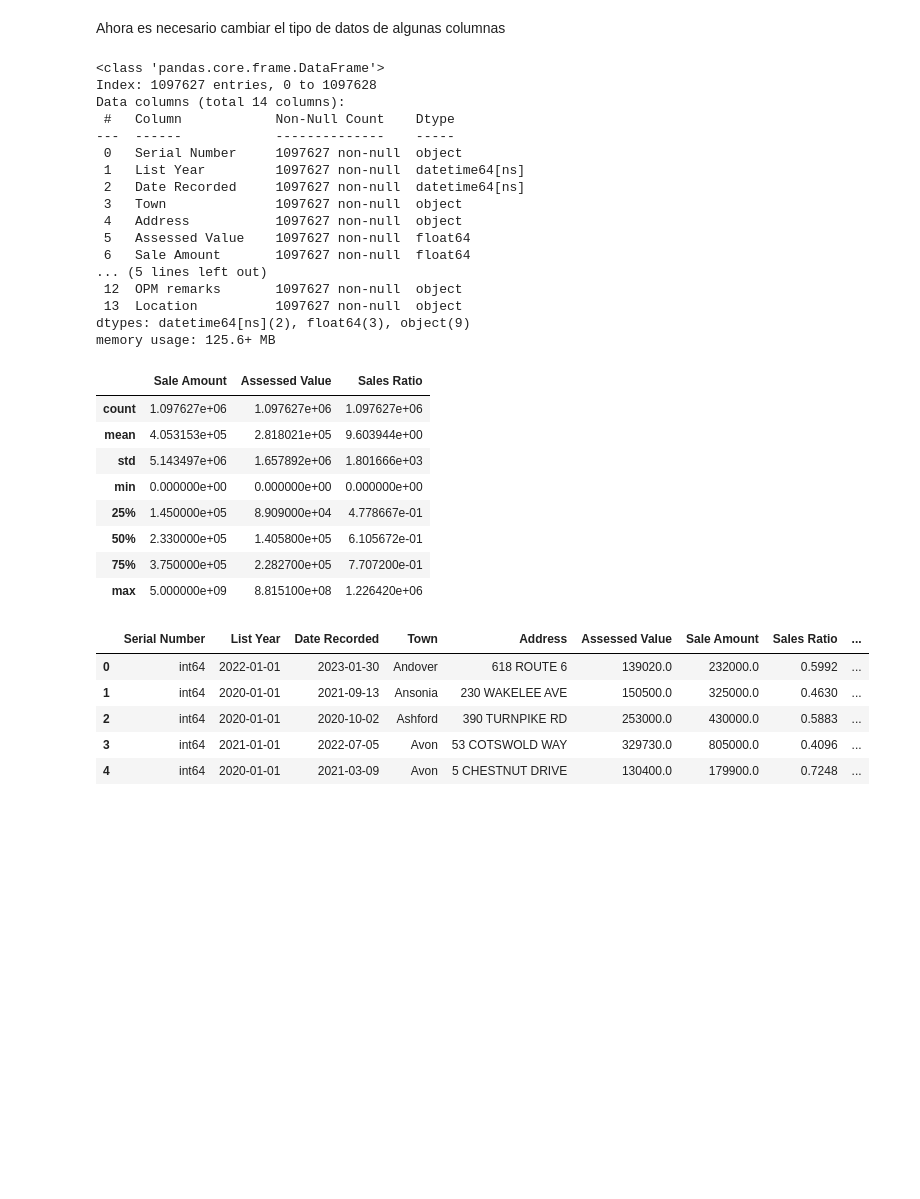
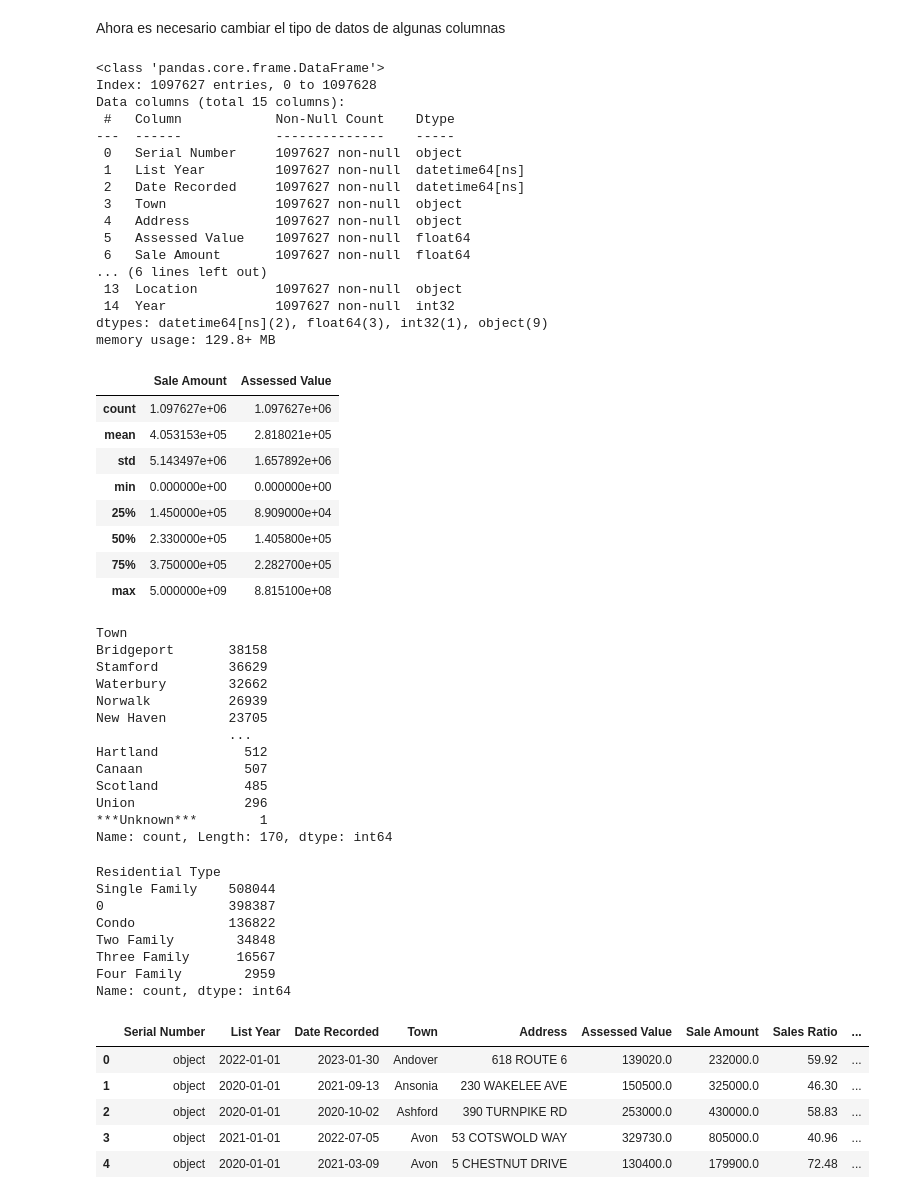
Before and after one commit to LordOnion88/MAD, a Jupyter notebook: Repasos/Análisis de tendencias de ventas.ipynb, the cells around one changed output. Drawn from its saved outputs; the diff is of its cells as text; code cells hidden in the pictures; blank space fills up the shorter version.

```diff
--- a/Repasos/Análisis de tendencias de ventas.ipynb
+++ b/Repasos/Análisis de tendencias de ventas.ipynb
@@ -153,12 +148,13 @@ Ahora es necesario cambiar el tipo de datos de algunas columnas
 dataset_clean['Date Recorded'] = pd.to_datetime(dataset_clean['Date Recorded'],format='%m/%d/%Y', errors='coerce')
 dataset_clean['List Year'] = pd.to_datetime(dataset_clean['List Year'], format= '%Y',errors='coerce')
 dataset_clean['Serial Number'] = dataset_clean['Serial Number'].dtype
+dataset_clean['Sales Ratio'] = dataset_clean['Sales Ratio']*100
 
 dataset_clean.info()
 # %% [output]
 <class 'pandas.core.frame.DataFrame'>
 Index: 1097627 entries, 0 to 1097628
-Data columns (total 14 columns):
+Data columns (total 15 columns):
  #   Column            Non-Null Count    Dtype
 ---  ------            --------------    -----
  0   Serial Number     1097627 non-null  object
@@ -168,35 +164,56 @@ Data columns (total 14 columns):
  4   Address           1097627 non-null  object
  5   Assessed Value    1097627 non-null  float64
  6   Sale Amount       1097627 non-null  float64
-... (5 lines left out)
- 12  OPM remarks       1097627 non-null  object
+... (6 lines left out)
  13  Location          1097627 non-null  object
-dtypes: datetime64[ns](2), float64(3), object(9)
-memory usage: 125.6+ MB
+ 14  Year              1097627 non-null  int32
+dtypes: datetime64[ns](2), float64(3), int32(1), object(9)
+memory usage: 129.8+ MB
 # %%
-Columnas_n = ['Sale Amount','Assessed Value','Sales Ratio']
-
-dataset_clean[Columnas_n].describe()
+Columnas_n = ['Sale Amount','Assessed Value']
+Columnas_c = ['Town','Residential Type','Serial Number']
+display(dataset_clean[Columnas_n].describe(),dataset_clean['Town'].value_counts(),dataset_clean['Residential Type'].value_counts())
 # %% [output]
-|  | Sale Amount | Assessed Value | Sales Ratio |
-| count | 1.097627e+06 | 1.097627e+06 | 1.097627e+06 |
-| mean | 4.053153e+05 | 2.818021e+05 | 9.603944e+00 |
-| std | 5.143497e+06 | 1.657892e+06 | 1.801666e+03 |
-| min | 0.000000e+00 | 0.000000e+00 | 0.000000e+00 |
-| 25% | 1.450000e+05 | 8.909000e+04 | 4.778667e-01 |
-| 50% | 2.330000e+05 | 1.405800e+05 | 6.105672e-01 |
-| 75% | 3.750000e+05 | 2.282700e+05 | 7.707200e-01 |
-| max | 5.000000e+09 | 8.815100e+08 | 1.226420e+06 |
+|  | Sale Amount | Assessed Value |
+| count | 1.097627e+06 | 1.097627e+06 |
+| mean | 4.053153e+05 | 2.818021e+05 |
+| std | 5.143497e+06 | 1.657892e+06 |
+| min | 0.000000e+00 | 0.000000e+00 |
+| 25% | 1.450000e+05 | 8.909000e+04 |
+| 50% | 2.330000e+05 | 1.405800e+05 |
+| 75% | 3.750000e+05 | 2.282700e+05 |
+| max | 5.000000e+09 | 8.815100e+08 |
+Town
+Bridgeport       38158
+Stamford         36629
+Waterbury        32662
+Norwalk          26939
+New Haven        23705
+                 ...
+Hartland           512
+Canaan             507
+Scotland           485
+Union              296
+***Unknown***        1
+Name: count, Length: 170, dtype: int64
+Residential Type
+Single Family    508044
+0                398387
+Condo            136822
+Two Family        34848
+Three Family      16567
+Four Family        2959
+Name: count, dtype: int64
 # %%
 dataset_clean['Year'] = dataset_clean['Date Recorded'].dt.year
 dataset_clean.head()
 # %% [output]
 |  | Serial Number | List Year | Date Recorded | Town | Address | Assessed Value | Sale Amount | Sales Ratio | ... |
-| 0 | int64 | 2022-01-01 | 2023-01-30 | Andover | 618 ROUTE 6 | 139020.0 | 232000.0 | 0.5992 | ... |
-| 1 | int64 | 2020-01-01 | 2021-09-13 | Ansonia | 230 WAKELEE AVE | 150500.0 | 325000.0 | 0.4630 | ... |
-| 2 | int64 | 2020-01-01 | 2020-10-02 | Ashford | 390 TURNPIKE RD | 253000.0 | 430000.0 | 0.5883 | ... |
-| 3 | int64 | 2021-01-01 | 2022-07-05 | Avon | 53 COTSWOLD WAY | 329730.0 | 805000.0 | 0.4096 | ... |
-| 4 | int64 | 2020-01-01 | 2021-03-09 | Avon | 5 CHESTNUT DRIVE | 130400.0 | 179900.0 | 0.7248 | ... |
+| 0 | object | 2022-01-01 | 2023-01-30 | Andover | 618 ROUTE 6 | 139020.0 | 232000.0 | 59.92 | ... |
+| 1 | object | 2020-01-01 | 2021-09-13 | Ansonia | 230 WAKELEE AVE | 150500.0 | 325000.0 | 46.30 | ... |
+| 2 | object | 2020-01-01 | 2020-10-02 | Ashford | 390 TURNPIKE RD | 253000.0 | 430000.0 | 58.83 | ... |
+| 3 | object | 2021-01-01 | 2022-07-05 | Avon | 53 COTSWOLD WAY | 329730.0 | 805000.0 | 40.96 | ... |
+| 4 | object | 2020-01-01 | 2021-03-09 | Avon | 5 CHESTNUT DRIVE | 130400.0 | 179900.0 | 72.48 | ... |
 # %% [markdown]
 ## Analisis exploratorio de datos.
 
```
Also changed, not shown: parts of 13 cells of this notebook, 2 other files.
